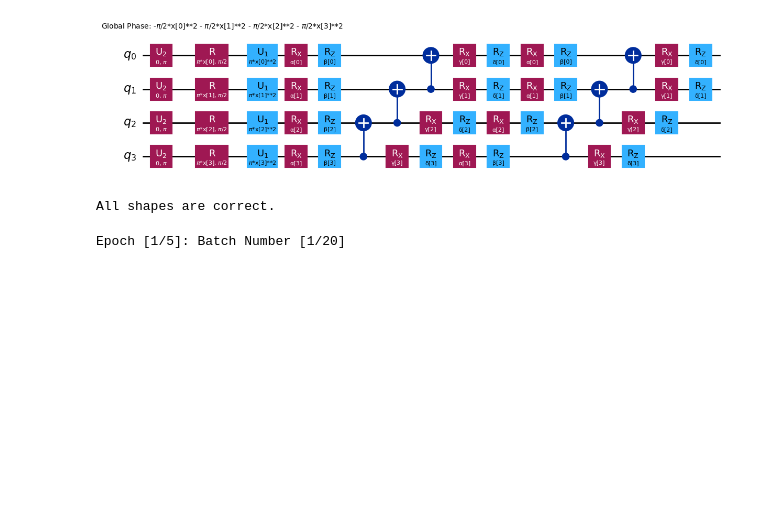
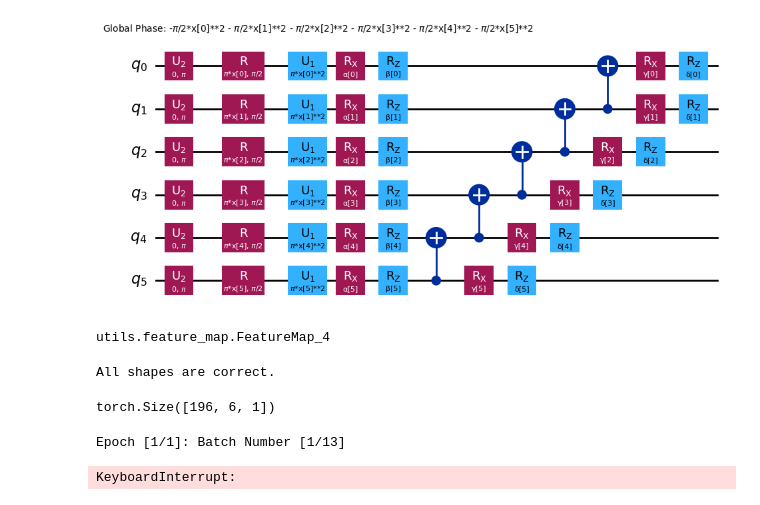
Before and after one commit to drstki/qlstm-with-qiskit-and-pytorch, a Jupyter notebook: qlstm_demonstrator.ipynb, the cells around one changed output. Cells and saved outputs as stored; diff of their text form; code cells hidden in the pictures; blank space fills up the shorter version.

```diff
--- a/qlstm_demonstrator.ipynb
+++ b/qlstm_demonstrator.ipynb
@@ -26,42 +25,46 @@ warnings.filterwarnings("ignore", category=UserWarning)
 # Data parameters:
 DATA_PATH = "data/data_damped_oscillator.csv"
 # DATA_PATH = "data/custom_created_pattern.csv"
-TIME_SEQUENCE = 4
+TIME_SEQUENCE = 6
 
 # Model parameters:
 INPUT_SIZE = 1 # the input feature dimension, in our case with functions always 1
 HIDDEN_SIZE = 1 #dimension of the hidden state, represents the size or dimensionality of the hidden state in the LSTM
 
 # Training parameters:
 TRAIN_TEST_SPLIT = 0.67
-NUM_EPOCHS = 5
-BATCH_SIZE = 10
+NUM_EPOCHS = 1
+BATCH_SIZE = 16
 LEARNING_RATE = 0.01
 
 # Quantum backend definitions
 #noise_model = ro_noise_model(0.05, 0.05)
 noise_model = False
 backend = aer_sv()
 
 
 
 TEST_RUNS = 1
 
 # Quantum Circuits
-num_qubits = 4
+num_qubits = TIME_SEQUENCE
 FEATURE_MAP = fm.FeatureMap_4(num_qubits)
 ANSATZ = astz.VariationalLayer_5(num_qubits)
 
 
-REPS = 2
+REPS = 1
 
 VQC_var = QuantumCircuit(num_qubits)
 for i in range(REPS):
-                VQC_var.append(ANSATZ, range(num_qubits))
+        VQC_var.append(ANSATZ, range(num_qubits))
 
 VQC = FEATURE_MAP.compose(VQC_var)
 VQC.decompose().draw('mpl')
 # %% [output]
-[figure, old version]
+[figure, new version]
+# %%
+type(VQC)
+# %% [output]
+utils.feature_map.FeatureMap_4
 # %%
 class QuantumLongShortTermMemory(nn.Module):
@@ -146,9 +147,13 @@ target_test_reshape = target_test.reshape(len(target_test), 1)
 target_train_reshape = target_train.reshape(len(target_train), 1)
 # %% [output]
 All shapes are correct.
+# %%
+input_train.shape
+# %% [output]
+torch.Size([196, 6, 1])
 # %%
 # initialize the model
-q_lstm = QuantumLongShortTermMemory(vqc=VQC, num_qubits=num_qubits, feature_map=FEATURE_MAP, ansatz=ANSATZ)
+q_lstm = QuantumLongShortTermMemory(vqc=VQC, num_qubits=num_qubits, feature_map=FEATURE_MAP, ansatz=ANSATZ, input_size=TIME_SEQUENCE)
 
 # initialize the loss function and optimizer
 loss_function = nn.MSELoss()
@@ -201,4 +206,5 @@ for epoch in range(NUM_EPOCHS):
     # Print the loss for the epoch
     print(f"\nEpoch [{epoch+1}/{NUM_EPOCHS}]; Loss: {epoch_loss:.6f}\n")
 # %% [output]
-Epoch [1/5]: Batch Number [1/20]
+Epoch [1/1]: Batch Number [1/13]
+KeyboardInterrupt:
```
Also changed, not shown: parts of 2 cells of this notebook, 6 other files.
